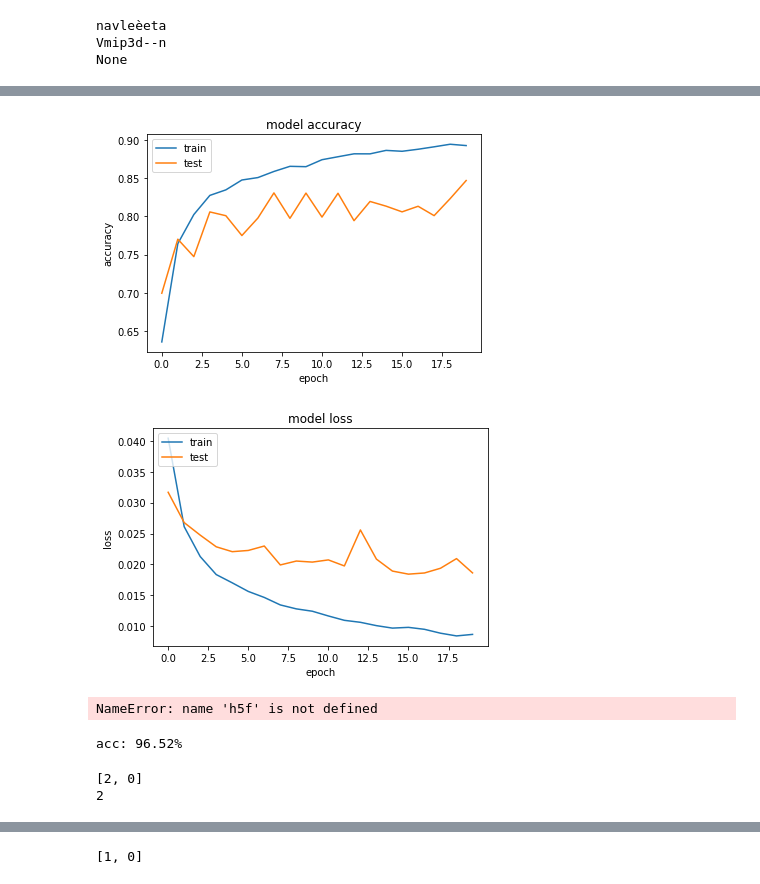
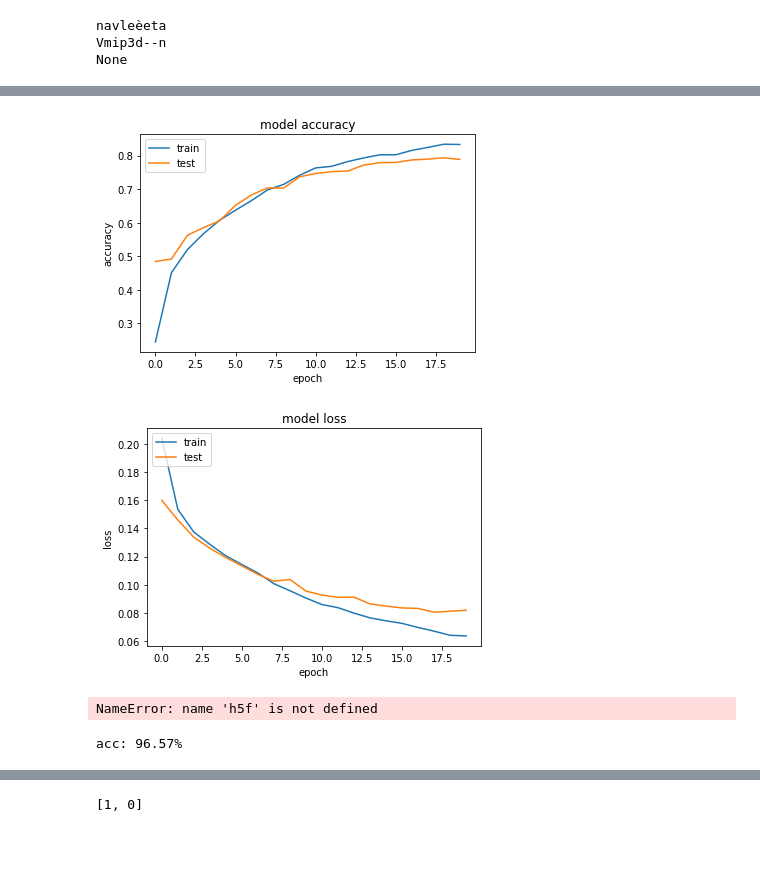
Before and after one commit to lkrsnik/accetuation, a Jupyter notebook: cnn/word_accetuation/cnn_dictionary/cnn.ipynb, the cells around one changed output, grey strips where cells are left out. Drawn from its saved outputs; the diff is of its cells as text; code cells hidden in the pictures; blank space fills up the shorter version.

Commit message:
Added custom actual accuracy metric which shows how many cases are correctly classified + changed to binary_crossentropy from mse

```diff
--- a/cnn/word_accetuation/cnn_dictionary/cnn.ipynb
+++ b/cnn/word_accetuation/cnn_dictionary/cnn.ipynb
@@ -27,10 +28,10 @@ sys.path.insert(0, '../../../')
 from prepare_data import *
 # %%
 # X_train, X_other_features_train, y_train, X_validate, X_other_features_validate, y_validate = generate_full_matrix_inputs()
-# save_inputs('../../internal_representations/inputs/shuffeled_matrix_train_inputs_other_features_output_11.h5', X_train, y_train, other_features = X_other_features_train)
-# save_inputs('../../internal_representations/inputs/shuffeled_matrix_validate_inputs_other_features_output_11.h5', X_validate, y_validate,  other_features = X_other_features_validate)
-X_train, X_other_features_train, y_train = load_inputs('../../internal_representations/inputs/shuffeled_matrix_train_inputs_other_features_output_11.h5', other_features=True)
-X_validate, X_other_features_validate, y_validate = load_inputs('../../internal_representations/inputs/shuffeled_matrix_validate_inputs_other_features_output_11.h5', other_features=True)
+# save_inputs('../../internal_representations/inputs/shuffeled_matrix_train_inputs_other_features_multilabel.h5', X_train, y_train, other_features = X_other_features_train)
+# save_inputs('../../internal_representations/inputs/shuffeled_matrix_validate_inputs_other_features_multilabel.h5', X_validate, y_validate,  other_features = X_other_features_validate)
+X_train, X_other_features_train, y_train = load_inputs('../../internal_representations/inputs/shuffeled_matrix_train_inputs_other_features_multilabel.h5', other_features=True)
+X_validate, X_other_features_validate, y_validate = load_inputs('../../internal_representations/inputs/shuffeled_matrix_validate_inputs_other_features_multilabel.h5', other_features=True)
 # %%
 # X_other_features = create_X_features(content)
 # print (X_other_features[178200])
@@ -114,7 +114,10 @@ model = Model(inputs=[conv_input, othr_input], outputs=x)
 # model.compile(loss='mean_squared_error', optimizer='adam', metrics=['accuracy'])
 
 # Compile model
-model.compile(loss='mean_squared_error', optimizer='adam', metrics=['accuracy'])
+# keras.optimizers.Adam(lr=0.001, beta_1=0.9, beta_2=0.999, epsilon=1e-08, decay=0.0)
+opt = optimizers.Adam(lr=1E-4, beta_1=0.9, beta_2=0.999, epsilon=1e-08)
+model.compile(loss='binary_crossentropy', optimizer=opt, metrics=[actual_accuracy,])
+# model.compile(loss='mean_squared_error', optimizer='adam', metrics=['accuracy'])
 # %%
 history = model.fit_generator(generate_fake_epoch(X_train, X_other_features_train, y_train, batch_size), X_train.shape[0]/(batch_size * num_fake_epoch), epochs=actual_epoch*num_fake_epoch, validation_data=([X_validate, X_other_features_validate], y_validate))
 
@@ -145,24 +148,24 @@ pickle.dump(history.history, output)
 output.close()
 # %%
 import matplotlib.pyplot as plt
-plt.plot(history.history['acc'])
-plt.plot(history.history['val_acc'])
+plt.plot(history.history['actual_accuracy'])
+plt.plot(history.history['val_actual_accuracy'])
 plt.title('model accuracy')
 plt.ylabel('accuracy')
 plt.xlabel('epoch')
 plt.legend(['train', 'test'], loc='upper left')
 plt.show()
 # summarize history for loss
 plt.plot(history.history['loss'])
 plt.plot(history.history['val_loss'])
 plt.title('model loss')
 plt.ylabel('loss')
 plt.xlabel('epoch')
 plt.legend(['train', 'test'], loc='upper left')
 plt.show()
 # %% [output]
-[figure, old version]
+[figure, new version]
-[figure, old version]
+[figure, new version]
 # %%
 model = load_model('test.h5')
 # %%
@@ -171,32 +174,7 @@ h5f.close()
 NameError: name 'h5f' is not defined
 # %%
 # evaluate the model
-scores = model.evaluate(X[429145:], y[429145:])
+scores = model.evaluate([X_validate, X_other_features_validate], y_validate)
 print("\n%s: %.2f%%" % (model.metrics_names[1], scores[1]*100))
 # %% [output]
-acc: 96.52%
+acc: 96.57%
-# %%
-# calculate predictions
-# test = generate_input_from_word('test', max_word, dictionary)
-# print test.shape
-# print test.T.shape
-predictions = model.predict(np.array([generate_input_from_word('biotski', max_word, dictionary)]))
-# round predictions
-
-print decode_position(predictions[0], max_num_vowels)
-
-b_pred = 0
-ind = 0
-i = 0
-for el in predictions[0]:
-    if b_pred < el:
-        b_pred = el
-        ind = i
-    i += 1
-
-print(ind)
-# rounded = [round(x[0]) for x in predictions]
-# print(rounded)
-# %% [output]
-[2, 0]
-2
```
Also changed, not shown: parts of 4 cells of this notebook, 3 other files.
